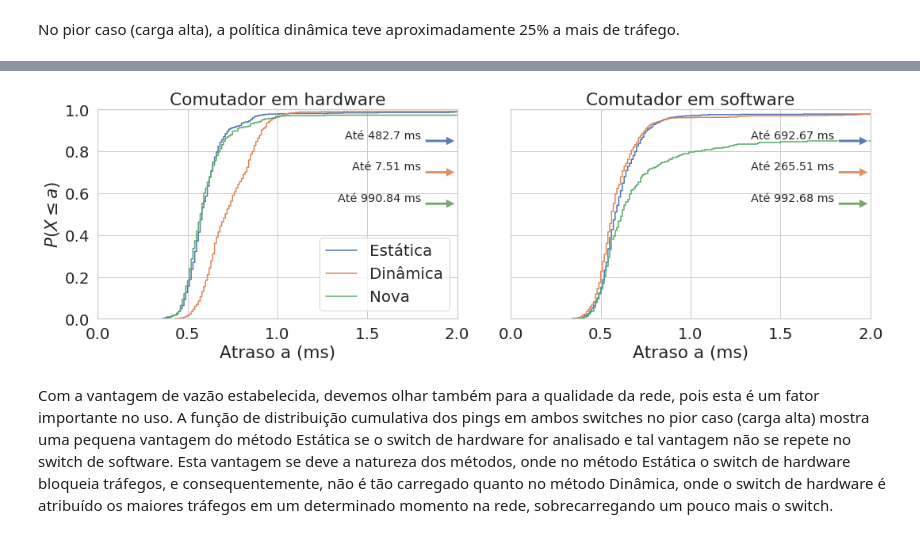
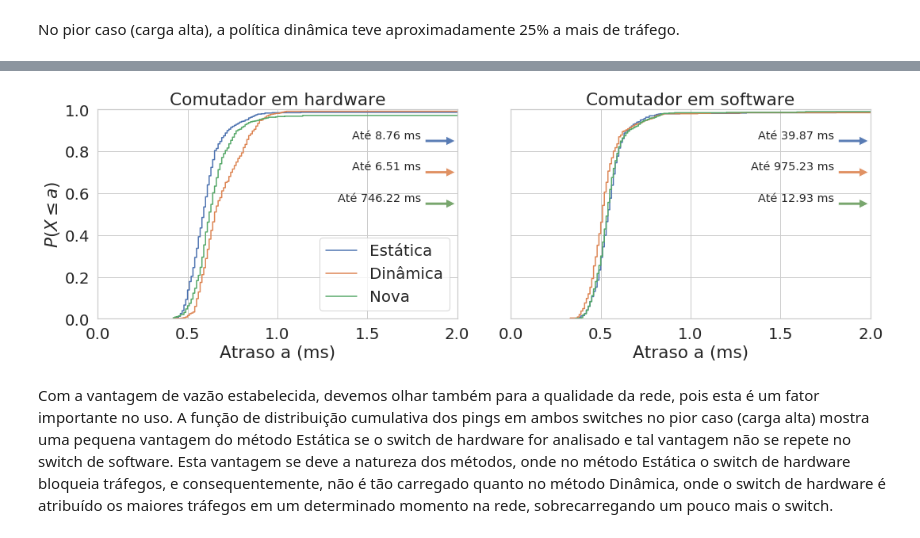
Before and after one commit to pedrobellotti/iperftestes, a Jupyter notebook: Scripts/analise_3metodos.ipynb, the cells around one changed output, grey strips where cells are left out. Cells and saved outputs as stored; diff of their text form; code cells hidden in the pictures.

```diff
--- a/Scripts/analise_3metodos.ipynb
+++ b/Scripts/analise_3metodos.ipynb
@@ -12,9 +12,9 @@ sns.set(font_scale=1.8, style="whitegrid")
 # %%
 tempos = ["010", "020", "030"]
 tempoEstavel = 100
-seeds = ["10", "20"]
+seeds = ["10"]
 quantidadeIperfs = 2500
-salvarGraficos = True
+salvarGraficos = False
 #Tabela tempo->medicao
 #010 -> 100=18 250=48
 #020 -> 150=28 300=58
@@ -449,12 +449,12 @@ del dfPing['index']
 # %%
 #CDF do ping
 #Query
-dfPingHW_CAPI = dfPing.query("Política == 'pi' and Tempo == '010' and Switch == 'HW'")
-dfPingHW_CASW = dfPing.query("Política == 'sw' and Tempo == '010' and Switch == 'HW'")
-dfPingHW_CAHW = dfPing.query("Política == 'hw' and Tempo == '010' and Switch == 'HW'")
-dfPingSW_CAPI = dfPing.query("Política == 'pi' and Tempo == '010' and Switch == 'SW'")
-dfPingSW_CASW = dfPing.query("Política == 'sw' and Tempo == '010' and Switch == 'SW'")
-dfPingSW_CAHW = dfPing.query("Política == 'hw' and Tempo == '010' and Switch == 'SW'")
+dfPingHW_CAPI = dfPing.query("Política == 'pi' and Tempo == '020' and Switch == 'HW'")
+dfPingHW_CASW = dfPing.query("Política == 'sw' and Tempo == '020' and Switch == 'HW'")
+dfPingHW_CAHW = dfPing.query("Política == 'hw' and Tempo == '020' and Switch == 'HW'")
+dfPingSW_CAPI = dfPing.query("Política == 'pi' and Tempo == '020' and Switch == 'SW'")
+dfPingSW_CASW = dfPing.query("Política == 'sw' and Tempo == '020' and Switch == 'SW'")
+dfPingSW_CAHW = dfPing.query("Política == 'hw' and Tempo == '020' and Switch == 'SW'")
 
 #HW
 hw_a = dfPingHW_CAPI.Ping.to_numpy()
@@ -517,35 +517,35 @@ plt.annotate('Até '+str(maxHW[2])+' ms', xy=(2, 0.55), xytext=(1.8, 0.55),size=
 #SW
 plt.subplot(1, 2, 2)
 plt.step(sw_x, sw_y, where='post', label="Estática")
 plt.step(sw_x1, sw_y1, where='post', label="Dinâmica")
 plt.step(sw_x2, sw_y2, where='post', label="Nova")
 #plt.ylabel(r'$P(X \leq x)$')
 plt.xlabel(r'Atraso a (ms)')
 plt.xlim(0, 2)
 plt.ylim(0, 1)
 #plt.legend(loc='best')
 plt.title('Comutador em software')
 #Tamanho
 fig = plt.gcf()
 fig.set_size_inches(15, 5)
 fig.tight_layout()
 frame = plt.gca()
 frame.axes.yaxis.set_ticklabels([])
 maiorPing = np.max(maxSW)
 plt.annotate('Até '+str(maxSW[0])+' ms', xy=(2, 0.85), xytext=(1.8, 0.85), size='x-large',
             arrowprops=dict(facecolor='#587bb4', shrink=0.05),
             horizontalalignment='right', verticalalignment='bottom')
 plt.annotate('Até '+str(maxSW[1])+' ms', xy=(2, 0.7), xytext=(1.8, 0.7), size='x-large',
             arrowprops=dict(facecolor='#e09163', shrink=0.05),
             horizontalalignment='right', verticalalignment='bottom')
 plt.annotate('Até '+str(maxSW[2])+' ms', xy=(2, 0.55), xytext=(1.8, 0.55), size='x-large',
             arrowprops=dict(facecolor='#78a66d', shrink=0.05),
             horizontalalignment='right', verticalalignment='bottom')
 if (salvarGraficos):
-    plt.savefig('Graficos/pingCargaAlta.pdf')
+    plt.savefig('Graficos/pingCargaMedia.pdf')
 plt.show()
 # %% [output]
-[figure, old version]
+[figure, new version]
 # %% [markdown]
 Com a vantagem de vazão estabelecida, devemos olhar também para a qualidade da rede, pois esta é um fator importante no uso. A função de distribuição cumulativa dos pings em ambos switches no pior caso (carga alta) mostra uma pequena vantagem do método Estática se o switch de hardware for analisado e tal vantagem não se repete no switch de software.
 Esta vantagem se deve a natureza dos métodos, onde no método Estática o switch de hardware bloqueia tráfegos, e consequentemente, não é tão carregado quanto no método Dinâmica, onde o switch de hardware é atribuído os maiores tráfegos em um determinado momento na rede, sobrecarregando um pouco mais o switch.
```
Also changed, not shown: parts of 6 cells of this notebook, 28 other files.
